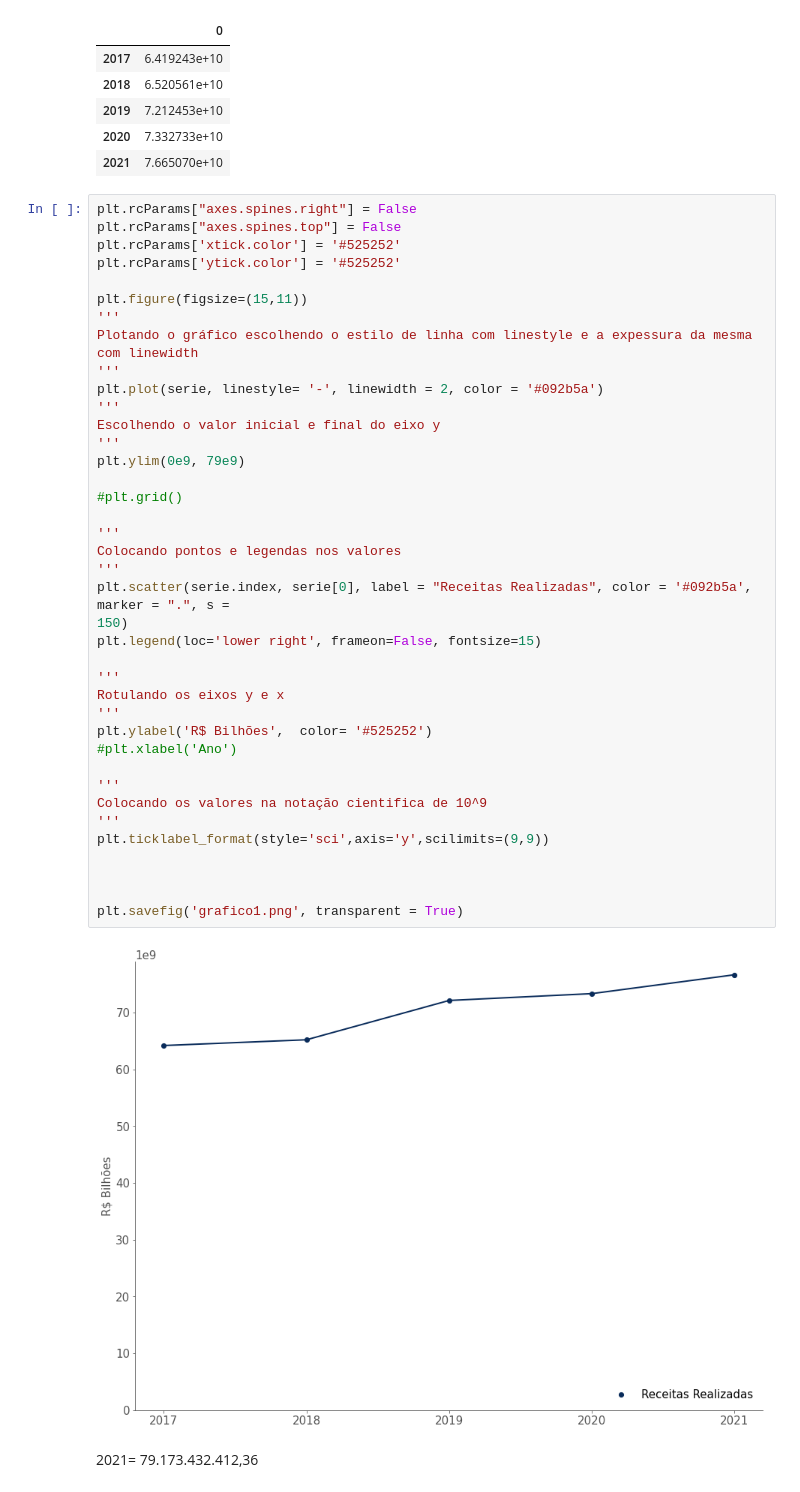
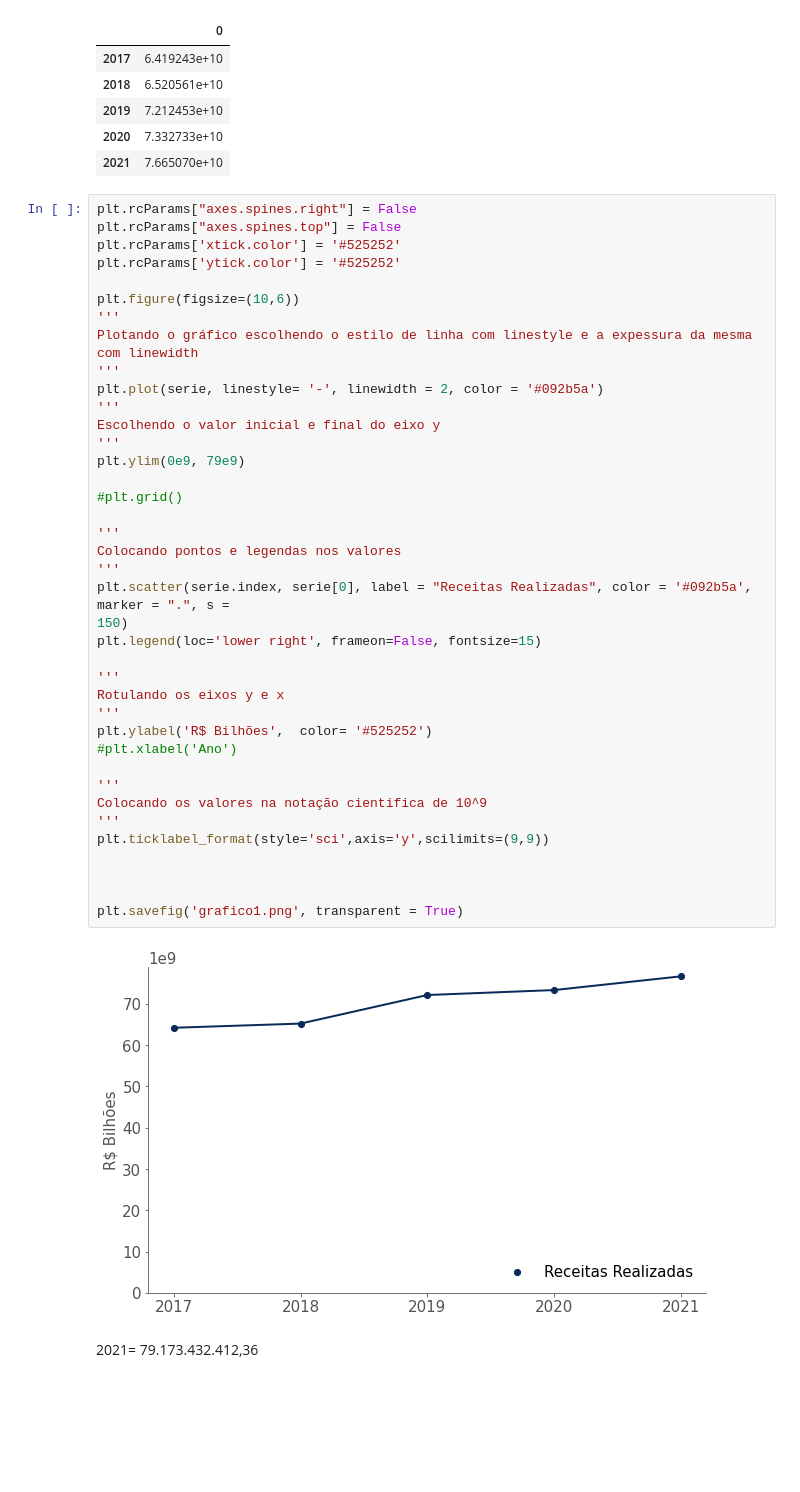
Before and after one commit to carolfazani/orcamento_sp, a Jupyter notebook: Preparando_os_dados.ipynb, the cells around one changed output. Cells and saved outputs as stored; diff of their text form; blank space fills up the shorter version.

```diff
--- a/Preparando_os_dados.ipynb
+++ b/Preparando_os_dados.ipynb
@@ -415,41 +415,41 @@ plt.rcParams["axes.spines.top"] = False
 plt.rcParams['xtick.color'] = '#525252'
 plt.rcParams['ytick.color'] = '#525252'
 
-plt.figure(figsize=(15,11))
+plt.figure(figsize=(10,6))
 '''
 Plotando o gráfico escolhendo o estilo de linha com linestyle e a expessura da mesma com linewidth
 '''
 plt.plot(serie, linestyle= '-', linewidth = 2, color = '#092b5a')
 '''
 Escolhendo o valor inicial e final do eixo y
 '''
 plt.ylim(0e9, 79e9)
 
 #plt.grid()
 
 '''
 Colocando pontos e legendas nos valores
 '''
 plt.scatter(serie.index, serie[0], label = "Receitas Realizadas", color = '#092b5a', marker = ".", s =
 150)
 plt.legend(loc='lower right', frameon=False, fontsize=15)
 
 '''
 Rotulando os eixos y e x
 '''
 plt.ylabel('R$ Bilhões',  color= '#525252')
 #plt.xlabel('Ano')
 
 '''
 Colocando os valores na notação cientifica de 10^9
 '''
 plt.ticklabel_format(style='sci',axis='y',scilimits=(9,9))
 
 
 
 plt.savefig('grafico1.png', transparent = True)
 # %% [output]
-[figure, old version]
+[figure, new version]
 # %% [markdown]
 2021= 79.173.432.412,36
 # %% [markdown]
```
